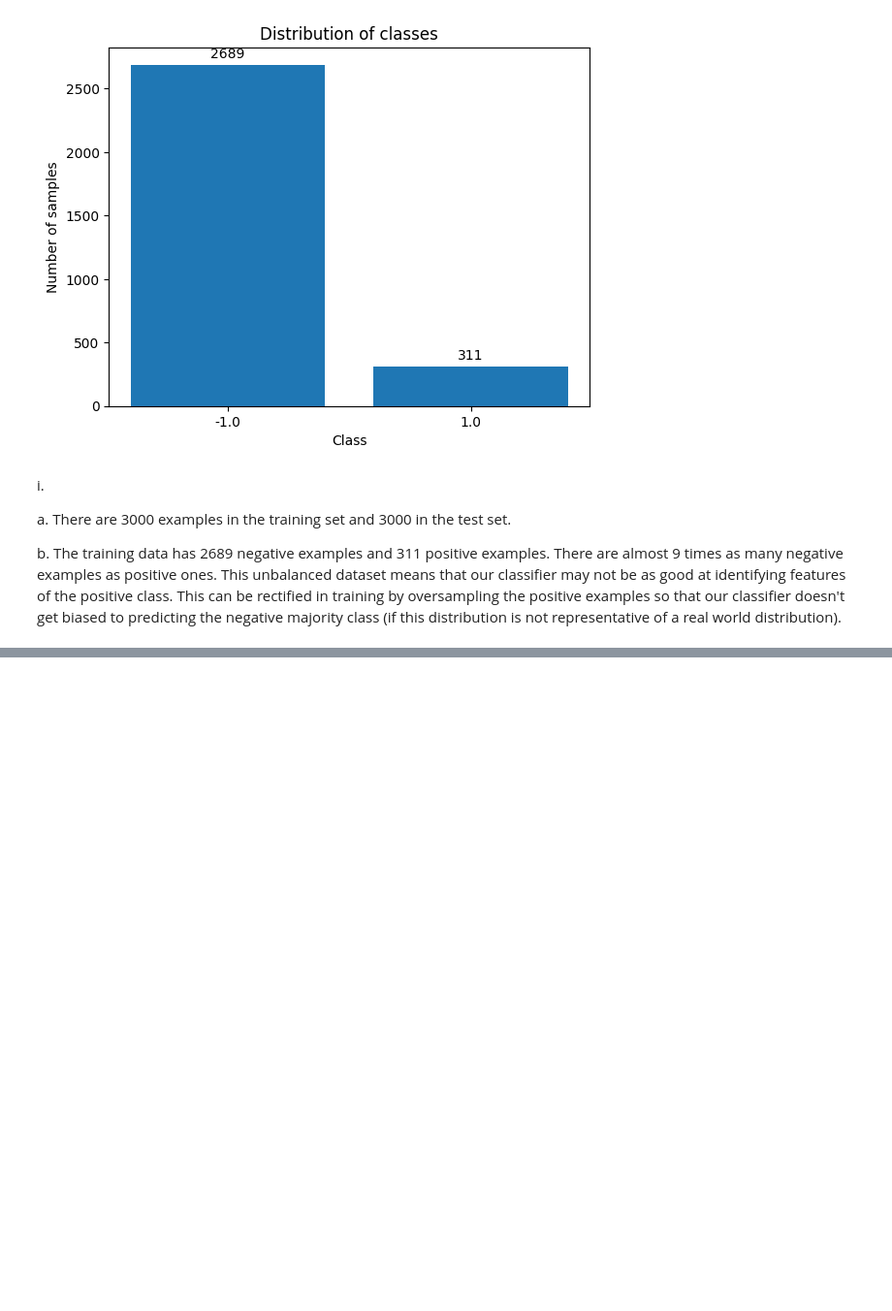
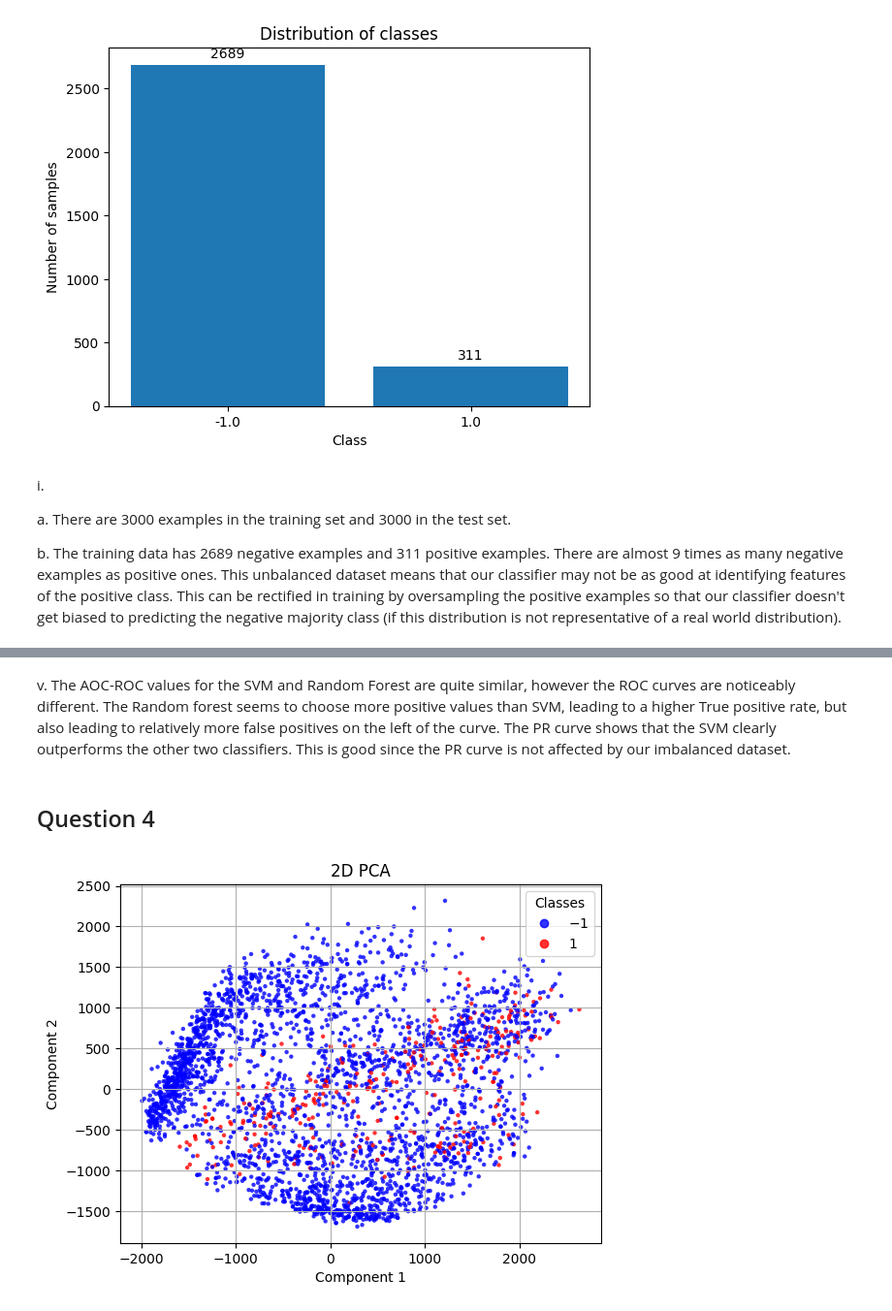
Before and after one commit to brendanbennett/CS909, a Jupyter notebook: 2024/A1/assignment1.ipynb, the cells around one changed output, grey strips where cells are left out. Shown: that part at 97% size. Cells and saved outputs as stored; diff of their text form; code cells hidden in the pictures; blank space fills up the shorter version.

```diff
--- a/2024/A1/assignment1.ipynb
+++ b/2024/A1/assignment1.ipynb
@@ -82,0 +548,31 @@ Since there are only two labels, the classifier would choose them with equal 0.5
+# %% [markdown]
+v. The AOC-ROC values for the SVM and Random Forest are quite similar, however the ROC curves are noticeably different. The Random forest seems to choose more positive values than SVM, leading to a higher True positive rate, but also leading to relatively more false positives on the left of the curve. The PR curve shows that the SVM clearly outperforms the other two classifiers. This is good since the PR curve is not affected by our imbalanced dataset.
+# %% [markdown]
+## Question 4
+# %%
+from sklearn.decomposition import PCA
+
+num_components = 2
+
+pca = PCA(n_components=num_components)
+pca.fit(Xtrain)
+projected = pca.transform(Xtrain)
+
+fig, ax = plt.subplots()
+scatter = ax.scatter(
+    projected[:, 0],
+    projected[:, 1],
+    c=Ytrain,
+    cmap="bwr",
+    edgecolor="none",
+    alpha=0.8,
+    s=10,
+)
+ax.set_title("2D PCA")
+ax.set_xlabel("Component 1")
+ax.set_ylabel("Component 2")
+ax.grid(True)
+ax.legend(*scatter.legend_elements(), title="Classes")
+plt.show()
+# %% [output]
+[figure, added]
```
Also changed, not shown: parts of 16 cells of this notebook, 1 other file.
